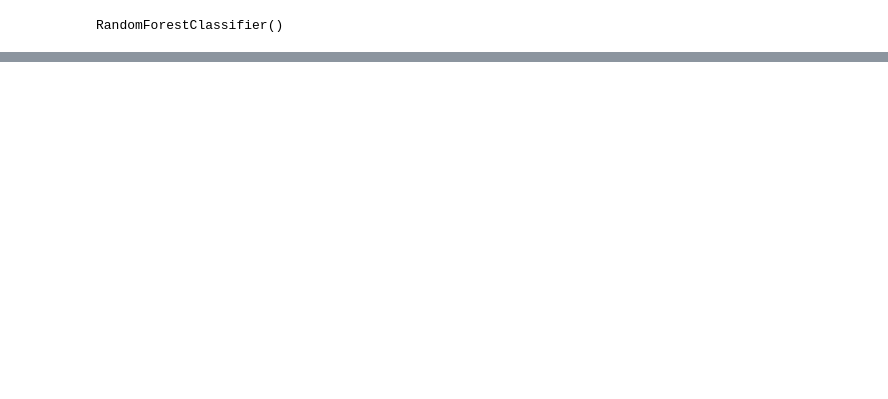
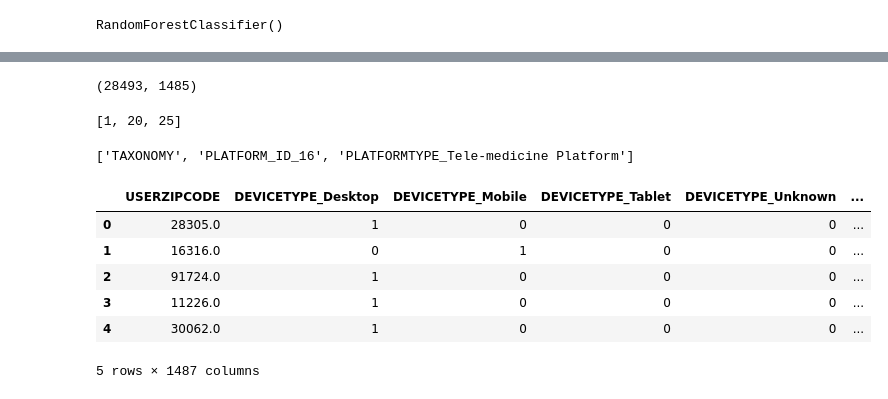
Before and after one commit to mellow-75/hackathon-, a Jupyter notebook: Taxonomy.ipynb, the cells around one changed output, grey strips where cells are left out. Drawn from its saved outputs; the diff is of its cells as text; code cells hidden in the pictures; blank space fills up the shorter version.

Commit message:
taxonomy predictions

```diff
--- a/Taxonomy.ipynb
+++ b/Taxonomy.ipynb
@@ -307,0 +227,7 @@ accuracy_score(y_true,y_pred)
+# %%
+kywrds = tfidf.transform(df_test['KEYWORDS'])
+kywrds = pd.DataFrame(kywrds.toarray(),columns = tfidf.get_feature_names_out())
+# %%
+df_test = df_test.drop(['BIDREQUESTIP','KEYWORDS'],axis = 1)
+# %%
+df_test = pd.concat([df_test,bid,kywrds],axis = 1)
@@ -307,0 +237,4 @@ accuracy_score(y_true,y_pred)
+# %%
+df_test.shape
+# %% [output]
+(28493, 1485)
@@ -307,0 +244,31 @@ accuracy_score(y_true,y_pred)
+# %%
+msngcol = []
+index = []
+ind = 0
+for i in trcol:
+  if i not in tstcol:
+    msngcol.append(i)
+    index.append(ind)
+  ind+=1
+index
+# %% [output]
+[1, 20, 25]
+# %%
+msngcol
+# %% [output]
+['TAXONOMY', 'PLATFORM_ID_16', 'PLATFORMTYPE_Tele-medicine Platform']
+# %%
+pid16 = np.zeros([df_test.shape[0],1])
+tele = np.zeros([df_test.shape[0],1])
+df_test.insert(20, "PLATFORM_ID_16",pid16)
+df_test.insert(25, "PLATFORMTYPE_Tele-medicine Platform",tele)
+# %%
+df_test.head()
+# %% [output]
+|  | USERZIPCODE | DEVICETYPE_Desktop | DEVICETYPE_Mobile | DEVICETYPE_Tablet | DEVICETYPE_Unknown | ... |
+| 0 | 28305.0 | 1 | 0 | 0 | 0 | ... |
+| 1 | 16316.0 | 0 | 1 | 0 | 0 | ... |
+| 2 | 91724.0 | 1 | 0 | 0 | 0 | ... |
+| 3 | 11226.0 | 1 | 0 | 0 | 0 | ... |
+| 4 | 30062.0 | 1 | 0 | 0 | 0 | ... |
+5 rows × 1487 columns
```
Also changed, not shown: parts of 64 cells of this notebook.
